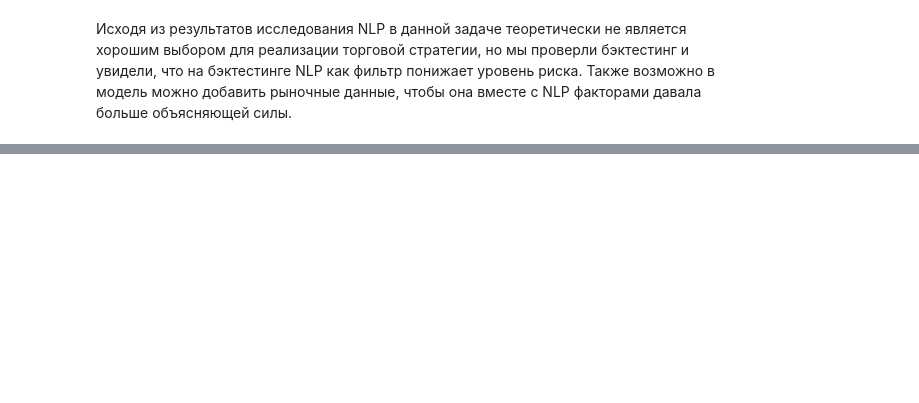
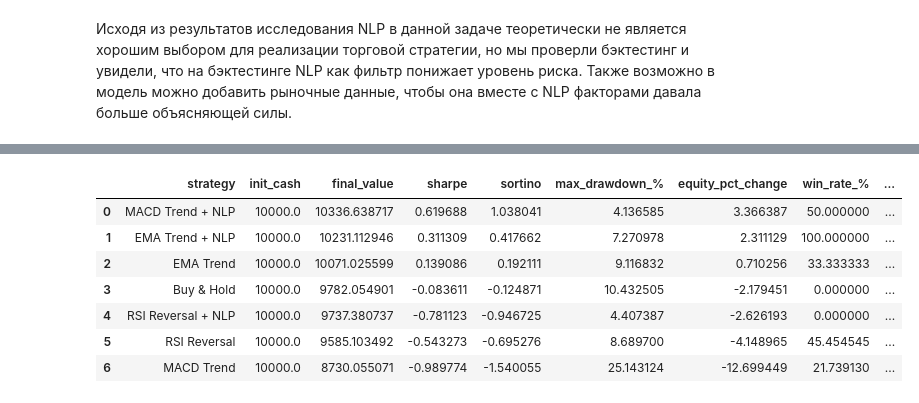
Before and after one commit to gsozik/NLP-impact-on-trading, a Jupyter notebook: sber.ipynb, the cells around one changed output, grey strips where cells are left out. Cells and saved outputs as stored; diff of their text form; code cells hidden in the pictures; blank space fills up the shorter version.

```diff
--- a/sber.ipynb
+++ b/sber.ipynb
@@ -1300,0 +1528,38 @@ comparison3
+# %%
+strategy_names = [
+    "Buy & Hold",
+    "RSI Reversal",
+    "RSI Reversal + NLP",
+    "MACD Trend",
+    "MACD Trend + NLP",
+    "EMA Trend",
+    "EMA Trend + NLP",
+]
+
+summary_table = pd.DataFrame([
+    bh_result["metrics"],
+    rsi_result["metrics"],
+    rsi_nlp_result["metrics"],
+    macd_result["metrics"],
+    macd_nlp_result["metrics"],
+    ema_result["metrics"],
+    ema_nlp_result["metrics"],
+])
+
+summary_table.insert(0, "strategy", strategy_names)
+
+summary_table = summary_table.sort_values(
+    by="equity_pct_change",
+    ascending=False
+).reset_index(drop=True)
+
+summary_table
+# %% [output]
+|  | strategy | init_cash | final_value | sharpe | sortino | max_drawdown_% | equity_pct_change | win_rate_% | ... |
+| 0 | MACD Trend + NLP | 10000.0 | 10336.638717 | 0.619688 | 1.038041 | 4.136585 | 3.366387 | 50.000000 | ... |
+| 1 | EMA Trend + NLP | 10000.0 | 10231.112946 | 0.311309 | 0.417662 | 7.270978 | 2.311129 | 100.000000 | ... |
+| 2 | EMA Trend | 10000.0 | 10071.025599 | 0.139086 | 0.192111 | 9.116832 | 0.710256 | 33.333333 | ... |
+| 3 | Buy & Hold | 10000.0 | 9782.054901 | -0.083611 | -0.124871 | 10.432505 | -2.179451 | 0.000000 | ... |
+| 4 | RSI Reversal + NLP | 10000.0 | 9737.380737 | -0.781123 | -0.946725 | 4.407387 | -2.626193 | 0.000000 | ... |
+| 5 | RSI Reversal | 10000.0 | 9585.103492 | -0.543273 | -0.695276 | 8.689700 | -4.148965 | 45.454545 | ... |
+| 6 | MACD Trend | 10000.0 | 8730.055071 | -0.989774 | -1.540055 | 25.143124 | -12.699449 | 21.739130 | ... |
```
Also changed, not shown: parts of 8 cells of this notebook, 52 other files.
